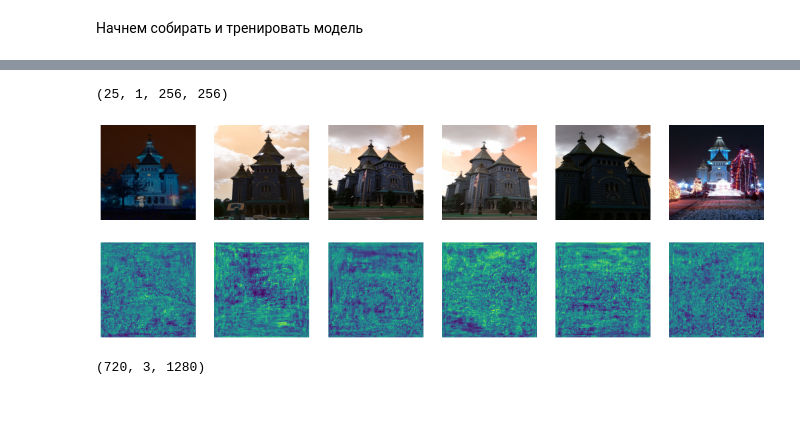
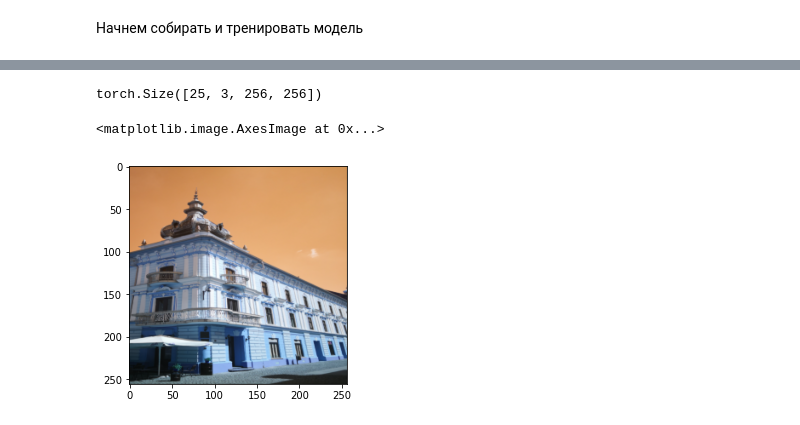
Before and after one commit to Tyrannozavr/machine_learning, a Jupyter notebook: segmentation.ipynb, the cells around one changed output, grey strips where cells are left out. Saved outputs shown, nothing was run; the diff lists cells and outputs as text; code cells hidden in the pictures.

```diff
--- a/segmentation.ipynb
+++ b/segmentation.ipynb
@@ -121,9 +82,0 @@ plt.imshow(image)
-# %%
-les = np.zeros(image.shape[:2])
-for idx_row, row in enumerate(image):
-  for idx_col, cell in enumerate(row):
-    if any(cell != [0, 255, 255]):
-      les[idx_row, idx_col] = 0
-    else:
-      les[idx_row, idx_col] = 1
-plt.imshow(les)
@@ -164,20 +116,12 @@ plt.show();
 # %%
-df_windows = []
-for image in lesions:
-  image = image.copy()
-  for idx_row, row in enumerate(image):
-    for idx_col, cell in enumerate(row):
-      if any(cell != [0, 255, 255]):
-            image[idx_row, idx_col] = [0, 0, 0]
-  df_windows.append(image)
+def showing_result(image, result):
+  plt.figure(figsize=(18, 6))
+  for i in range(6):
+      plt.subplot(2, 6, i+1)
+      plt.axis("off")
+      plt.imshow(image[i].numpy().transpose(1, 2, 0))
 
-plt.figure(figsize=(18, 6))
-for i in range(6):
-    plt.subplot(2, 6, i+1)
-    plt.axis("off")
-    plt.imshow(images[i])
-
-    plt.subplot(2, 6, i+7)
-    plt.axis("off")
-    plt.imshow(df_windows[i])
-plt.show();
+      plt.subplot(2, 6, i+7)
+      plt.axis("off")
+      plt.imshow(result[i].squeeze())
+  plt.show();
@@ -238,4 +132,4 @@ len(df_windows)
 ix = np.random.choice(len(X), len(X), False)
 tr, val, ts = np.split(ix, [200, 275])
 # %%
-X, Y = np.array(X, dtype=np.float64), np.array(Y, np.float64)
+X, Y = np.array(X, dtype=np.float32), np.array(Y, np.float32)
@@ -310,7 +180,7 @@ def get_preprocessing(preprocessing_fn):
 # %%
 test_x, test_y= next(iter(data_tr))
 # %%
-test_x = test_x.float()
+# test_x = test_x.float()
 seg_model = smp.Unet(
     encoder_name='resnet34',
     encoder_weights='imagenet',
@@ -323,26 +191,6 @@ Downloading: "https://download.pytorch.org/models/resnet34-333f7ec4.pth" to /roo
 # %%
 imgs = imgs.detach().numpy()
 # %%
-imgs.shape
+test_x.shape
+# %% [output]
+torch.Size([25, 3, 256, 256])
-# %%
-imgs.shape
-# %% [output]
-(25, 1, 256, 256)
-# %%
-plt.figure(figsize=(18, 6))
-for i in range(6):
-    plt.subplot(2, 6, i+1)
-    plt.axis("off")
-    plt.imshow(resize(images[i], (256, 256, 3)))
-
-    plt.subplot(2, 6, i+7)
-    plt.axis("off")
-    plt.imshow(imgs[i].squeeze())
-    # plt.imshow(resize(imgs[i], (256, 256, 1)))
-plt.show();
-# %% [output]
-[figure, removed]
-# %%
-np.rollaxis(images[k], 0, 3).shape
-# %% [output]
-(720, 3, 1280)
@@ -400,0 +197,6 @@ print(seg_model)
+# %%
+# plt.imshow(resize(test_x[0], (256, 256, 3)))
+plt.imshow(test_x[0].numpy().transpose(1, 2, 0))
+# %% [output]
+<matplotlib.image.AxesImage at 0x...>
+[figure, added]
```
Also changed, not shown: parts of 40 cells of this notebook.
